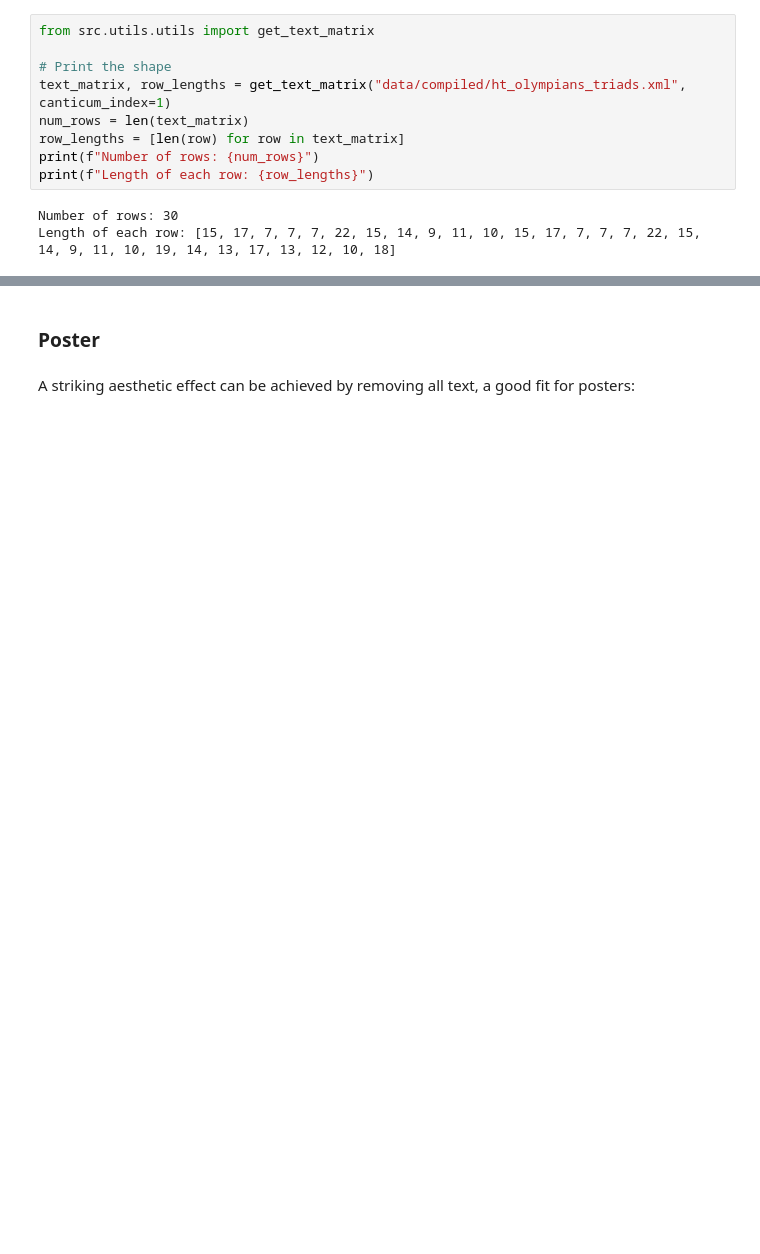
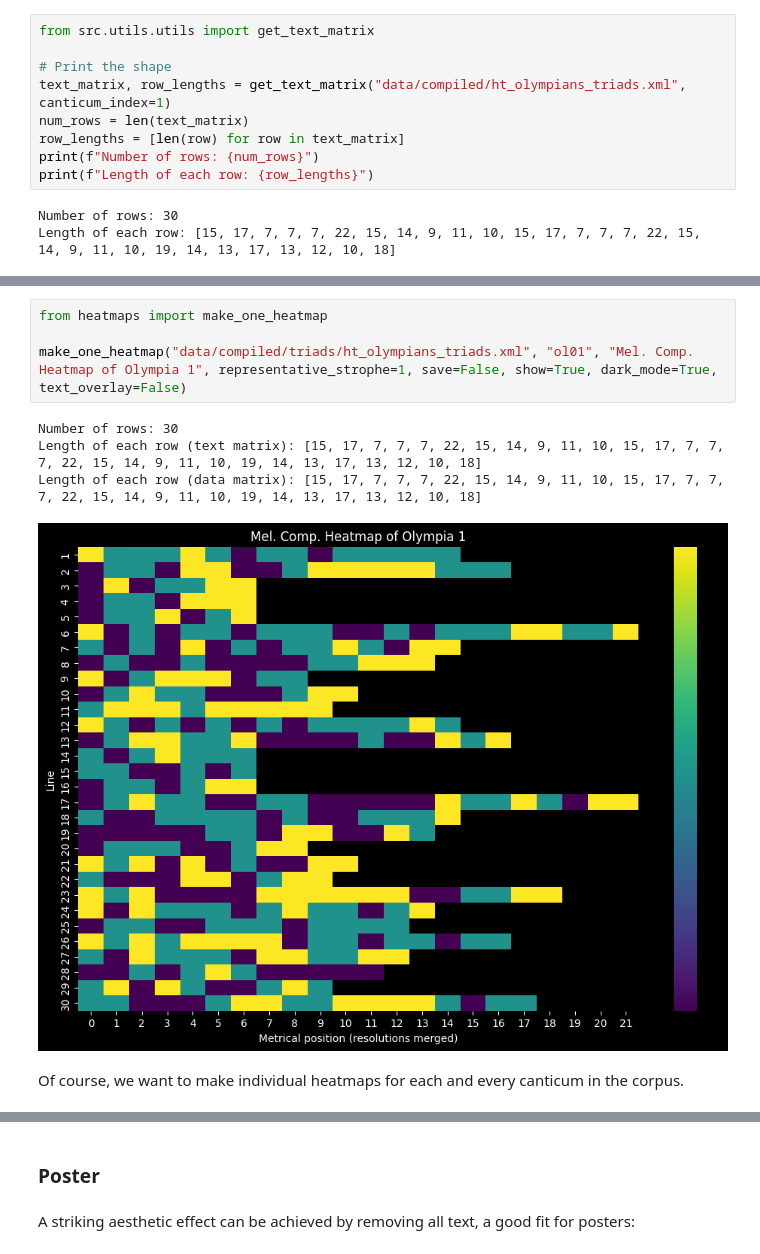
Before and after one commit to Urdatorn/responsio-accentuum, a Jupyter notebook: nb_results_comp.ipynb, the cells around one changed output, grey strips where cells are left out. Drawn from its saved outputs; the diff is of its cells as text; blank space fills up the shorter version.

```diff
--- a/nb_results_comp.ipynb
+++ b/nb_results_comp.ipynb
@@ -185,0 +267,11 @@ Length of each row: [19, 14, 13, 17, 13, 12, 10, 18]
+# %%
+from heatmaps import make_one_heatmap
+
+make_one_heatmap("data/compiled/triads/ht_olympians_triads.xml", "ol01", "Mel. Comp. Heatmap of Olympia 1", representative_strophe=1, save=False, show=True, dark_mode=True, text_overlay=False)
+# %% [output]
+Number of rows: 30
+Length of each row (text matrix): [15, 17, 7, 7, 7, 22, 15, 14, 9, 11, 10, 15, 17, 7, 7, 7, 22, 15, 14, 9, 11, 10, 19, 14, 13, 17, 13, 12, 10, 18]
+Length of each row (data matrix): [15, 17, 7, 7, 7, 22, 15, 14, 9, 11, 10, 15, 17, 7, 7, 7, 22, 15, 14, 9, 11, 10, 19, 14, 13, 17, 13, 12, 10, 18]
+[figure, added]
+# %% [markdown]
+Of course, we want to make individual heatmaps for each and every canticum in the corpus.
```
Also changed, not shown: parts of 13 cells of this notebook, 4 other files.
